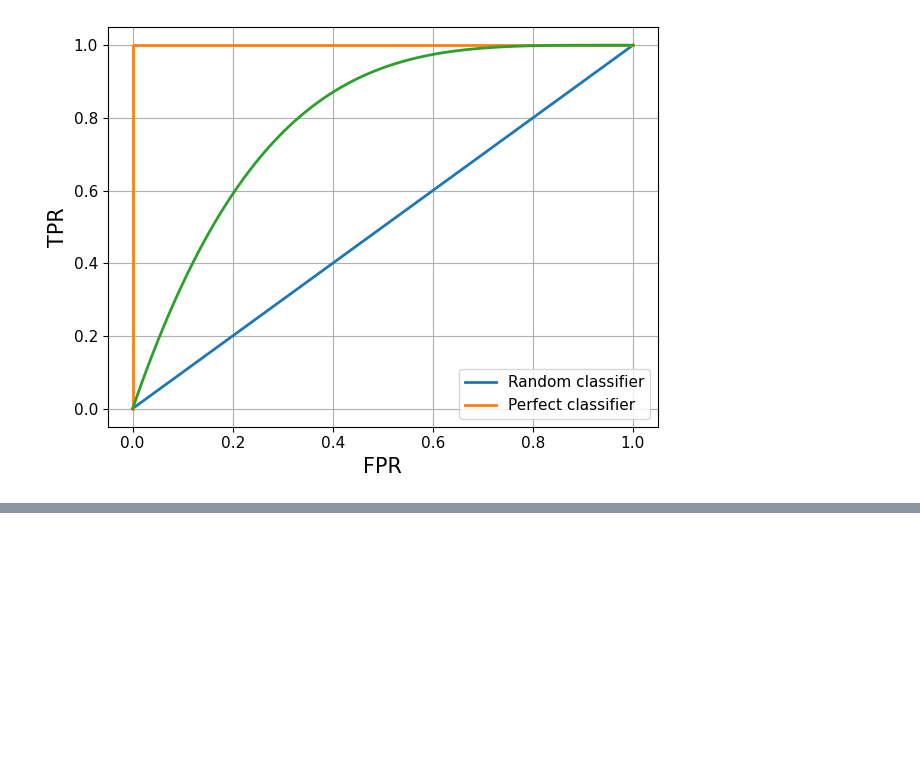
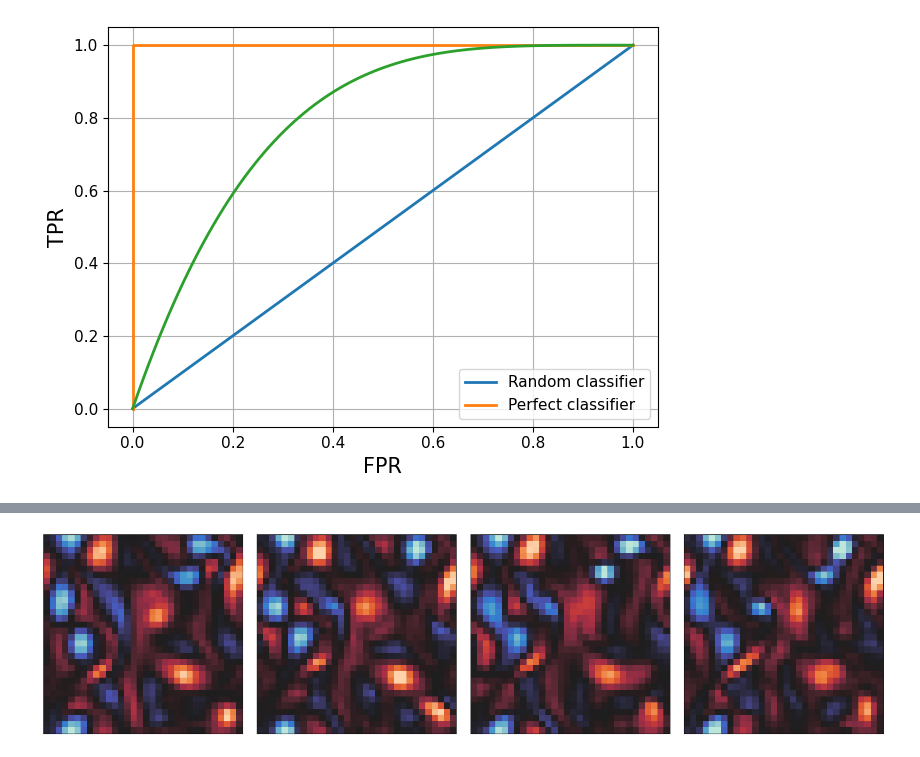
Before and after one commit to gerome-andry/dasbi, a Jupyter notebook: results.ipynb, the cells around one changed output, grey strips where cells are left out. Cells and saved outputs as stored; diff of their text form; code cells hidden in the pictures; blank space fills up the shorter version.

```diff
--- a/results.ipynb
+++ b/results.ipynb
@@ -490,0 +681,99 @@ torch.Size([16, 32])
+# %%
+from KOLMO_LIN import vorticity, load_data, build
+import seaborn as sns
+
+typeM = 'LINP'
+
+samplerf = f'../checkpoints_2D/KOLMO_{typeM}_STEP.pth'
+
+window = 1
+
+CONFIG = kolmo_post_config(window)
+
+sampler = build(**CONFIG).to(CONFIG['device'])
+state = torch.load(f"{samplerf}", map_location=torch.device(CONFIG['device']))
+sampler.load_state_dict(state)
+sampler.eval()
+
+timestep = 33
+
+x_star, y_star, t_star = simv.data[50,timestep], simv.obs[50,timestep], simv.time[50,timestep]
+B = 128
+
+with torch.no_grad():
+    samp = sampler.sample(y_star.unsqueeze(0).to(CONFIG['device']),
+                          t_star.unsqueeze(-1).to(CONFIG['device']),B,
+                          scales=[mvx.cuda(), svx.cuda(), mvy.cuda(), svy.cuda()]).reshape((B,2,32,32))
+    fig,ax = plt.subplots(1,4, sharey='row', figsize = (16,4))
+
+    vstar = vorticity(x_star)
+    ax[0].imshow(vstar, cmap = color)
+    vsamp = vorticity(samp).squeeze()
+    ax[1].imshow(vsamp[0].cpu(), cmap = color, vmin = vstar.min(), vmax = vstar.max())
+    ax[2].imshow(vsamp[1].cpu(), cmap = color, vmin = vstar.min(), vmax = vstar.max())
+    ax[3].imshow(vsamp[2].cpu(), cmap = color, vmin = vstar.min(), vmax = vstar.max())
+
+    ax[0].tick_params(left = False, right = False , labelleft = False ,
+                labelbottom = False, bottom = False)
+    ax[1].tick_params(left = False, right = False , labelleft = False ,
+                labelbottom = False, bottom = False)
+    ax[2].tick_params(left = False, right = False , labelleft = False ,
+                labelbottom = False, bottom = False)
+    ax[3].tick_params(left = False, right = False , labelleft = False ,
+                labelbottom = False, bottom = False)
+
+    plt.tight_layout()
+    plt.savefig(impth+f'KOLMO_samp_{typeM}.pdf')
+
+    plt.show()
+    plt.close()
+
+    y_samp = (observer.observe(samp.cpu()*svx + mvx) -mvy)/svy
+
+    fig,ax = plt.subplots(1,4, sharey='row', figsize = (16,4))
+
+    vystar = vorticity(y_star)
+    ax[0].imshow(vystar, cmap = color)
+    vysamp = vorticity(y_samp).squeeze()
+    ax[1].imshow(vysamp[0].cpu(), cmap = color, vmin = vystar.min(), vmax = vystar.max())
+    ax[2].imshow(vysamp[1].cpu(), cmap = color, vmin = vystar.min(), vmax = vystar.max())
+    ax[3].imshow(vysamp[2].cpu(), cmap = color, vmin = vystar.min(), vmax = vystar.max())
+
+    ax[0].tick_params(left = False, right = False , labelleft = False ,
+                labelbottom = False, bottom = False)
+    ax[1].tick_params(left = False, right = False , labelleft = False ,
+                labelbottom = False, bottom = False)
+    ax[2].tick_params(left = False, right = False , labelleft = False ,
+                labelbottom = False, bottom = False)
+    ax[3].tick_params(left = False, right = False , labelleft = False ,
+                labelbottom = False, bottom = False)
+
+    plt.tight_layout()
+    plt.savefig(impth+f'KOLMO_samp_{typeM}_obs.pdf')
+
+    plt.show()
+    plt.close()
+
+    fig,ax = plt.subplots(1,3, sharey='row', figsize = (16,4))
+    imsamp = ax[0].imshow(vstar, cmap = color)
+    ax[1].imshow(vsamp.mean(0).cpu(), cmap = color, vmin = vstar.min(), vmax = vstar.max())
+    im = ax[2].imshow(vsamp.std(0).cpu(), cmap = color)
+
+    ax[0].tick_params(left = False, right = False , labelleft = False ,
+                labelbottom = False, bottom = False)
+    ax[1].tick_params(left = False, right = False , labelleft = False ,
+                labelbottom = False, bottom = False)
+    ax[2].tick_params(left = False, right = False , labelleft = False ,
+                labelbottom = False, bottom = False)
+
+    plt.tight_layout()
+    cb = plt.colorbar(imsamp, ax = ax[0], location= 'left')
+    cb.ax.tick_params(labelsize = axis_font)
+    cb = plt.colorbar(im, ax = ax[2])
+    cb.ax.tick_params(labelsize = axis_font)
+    plt.savefig(impth+f'KOLMO_samp_{typeM}_mean_std.pdf')
+
+    plt.show()
+    plt.close()
+# %% [output]
+[figure, added]
```
Also changed, not shown: parts of 15 cells of this notebook, 2 other files.
